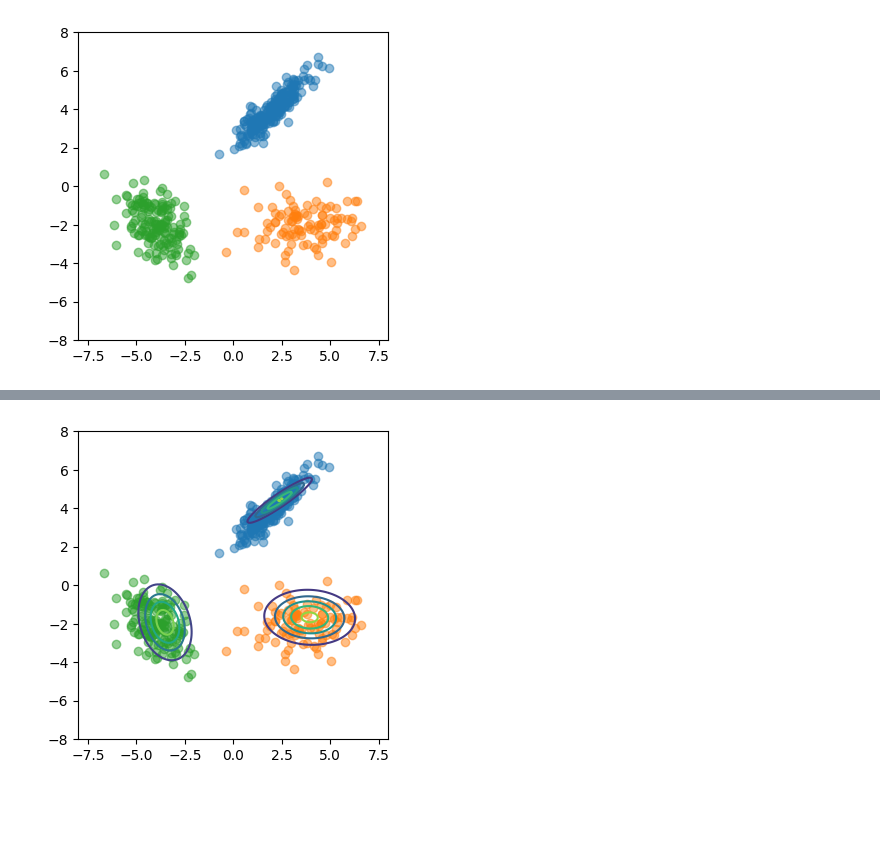
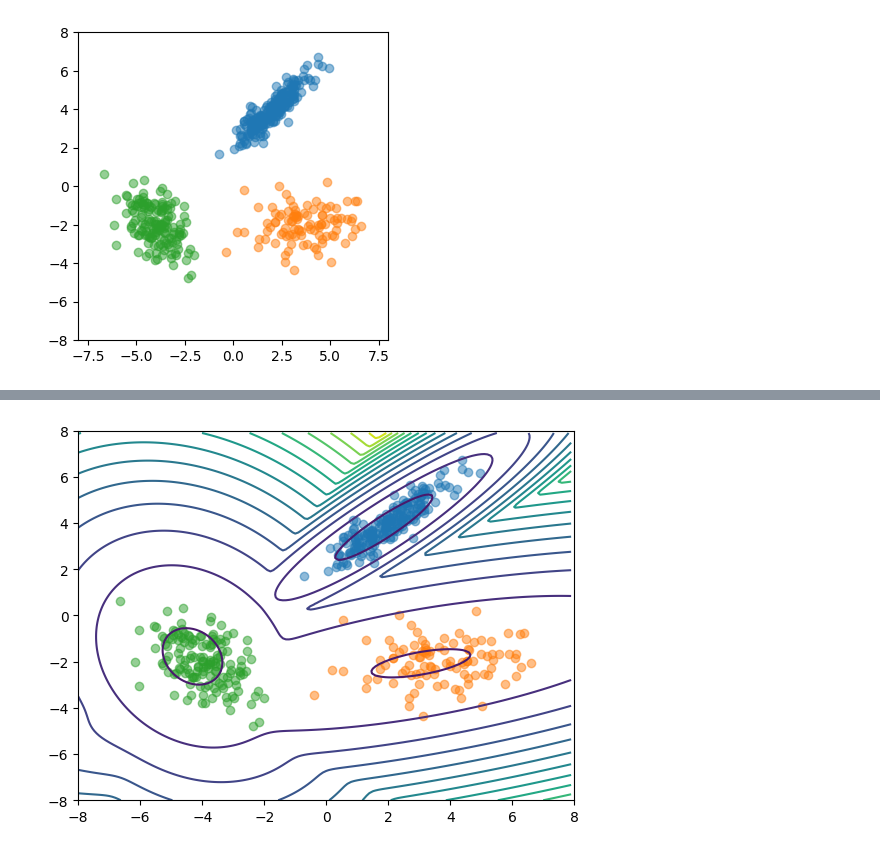
Before and after one commit to tanakakao/studymemo, a Jupyter notebook: EM_ガウス分布.ipynb, the cells around one changed output, grey strips where cells are left out. Saved outputs shown, nothing was run; the diff lists cells and outputs as text; code cells hidden in the pictures; blank space fills up the shorter version.

```diff
--- a/EM_ガウス分布.ipynb
+++ b/EM_ガウス分布.ipynb
@@ -127,11 +138,9 @@ P[P < 1e-150]=1e-150
 # %%
-plt.figure(figsize=(4,4))
-for k in range(3):
-    plt.contour(xx1.reshape(len(x1),len(x1)),xx2.reshape(len(x1),len(x1)),P[:,k].reshape(len(x1),len(x1)),levels=5)
+plt.contour(xx1.reshape(len(x1),len(x1)),xx2.reshape(len(x1),len(x1)),-np.log(np.sum(P*pi[-1].reshape(1,3), axis=1) / np.sum(P*pi_tilde[-1].reshape(1,3))).reshape(len(x1),len(x1)), levels=15)
 plt.scatter(data1[:,0], data1[:,1], alpha=.5);
 plt.scatter(data2[:,0], data2[:,1], alpha=.5);
 plt.scatter(data3[:,0], data3[:,1], alpha=.5);
 plt.xlim(-8, 8);
 plt.ylim(-8, 8);
 # %% [output]
-[figure, old version]
+[figure, new version]
```
Also changed, not shown: parts of 3 cells of this notebook.
